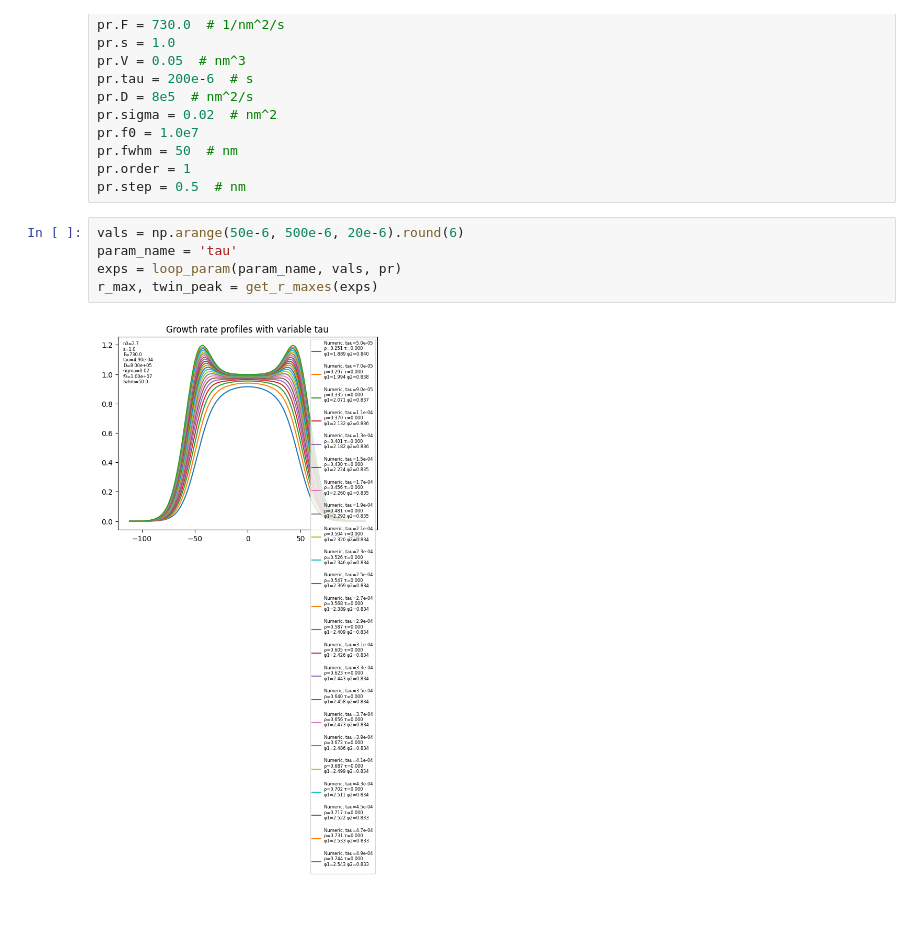
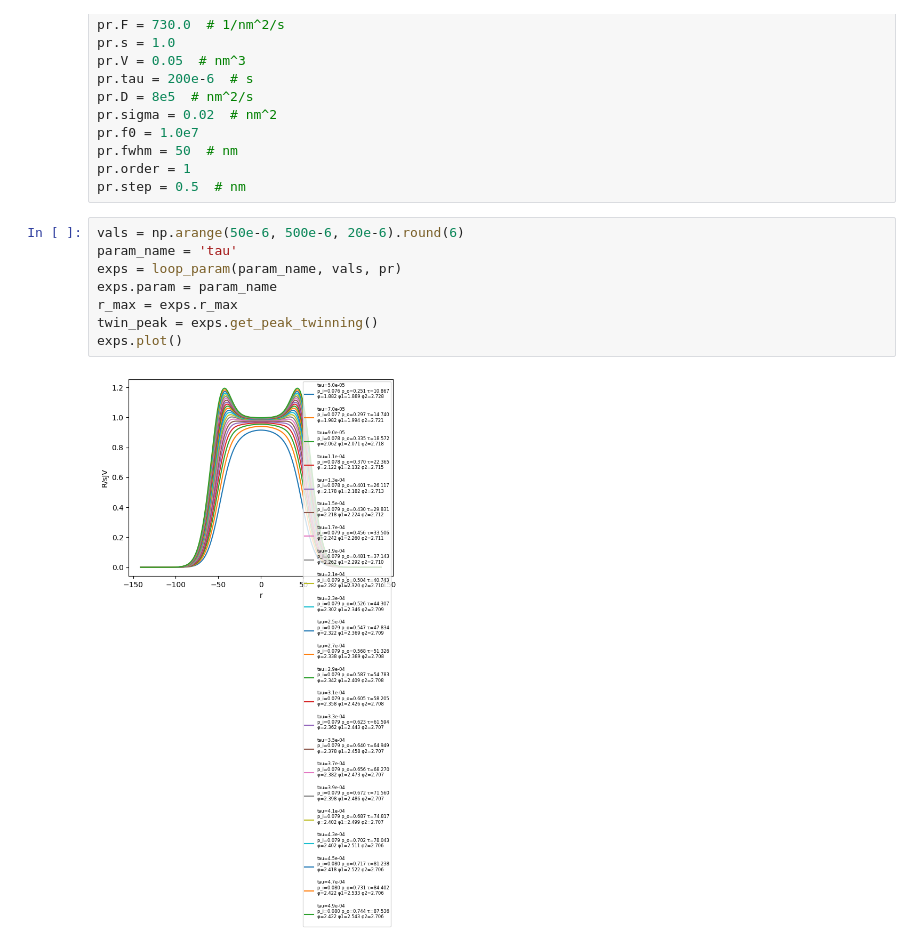
Before and after one commit to MrCheatak/febid_2d, a Jupyter notebook: sandbox/tau_scan.ipynb, the cells around one changed output. Drawn from its saved outputs; the diff is of its cells as text; blank space fills up the shorter version.

```diff
--- a/sandbox/tau_scan.ipynb
+++ b/sandbox/tau_scan.ipynb
@@ -23,7 +23,10 @@ pr.step = 0.5  # nm
 # %%
 vals = np.arange(50e-6, 500e-6, 20e-6).round(6)
 param_name = 'tau'
 exps = loop_param(param_name, vals, pr)
-r_max, twin_peak = get_r_maxes(exps)
+exps.param = param_name
+r_max = exps.r_max
+twin_peak = exps.get_peak_twinning()
+exps.plot()
 # %% [output]
-[figure, old version]
+[figure, new version]
```
Also changed, not shown: parts of 10 cells of this notebook, 17 other files.
